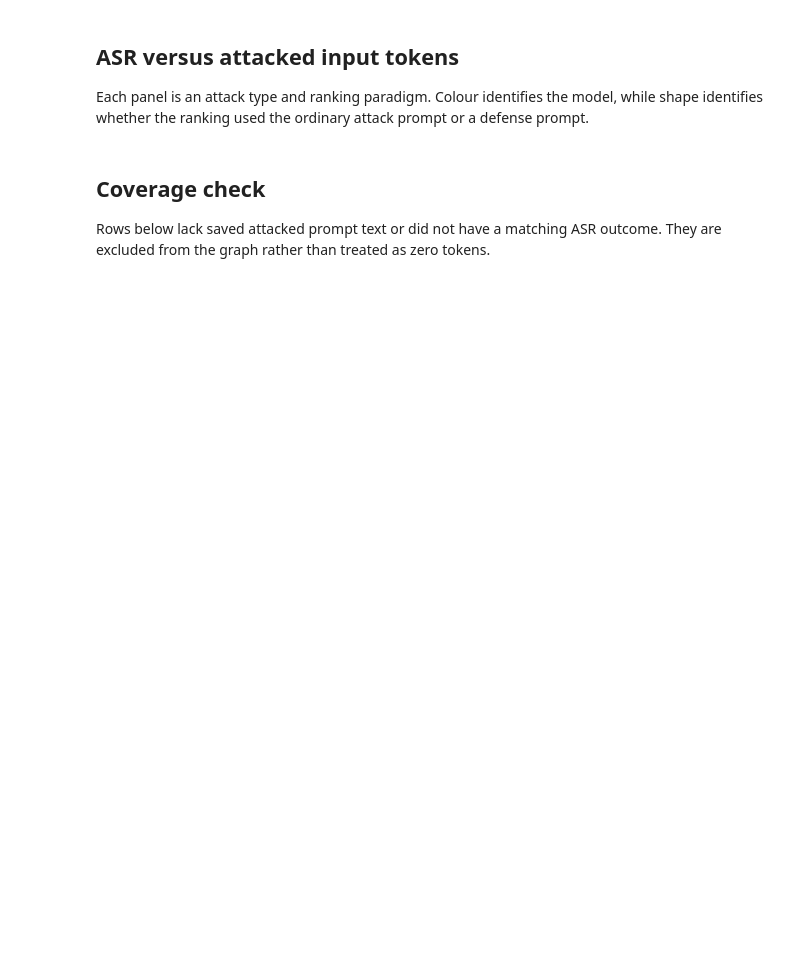
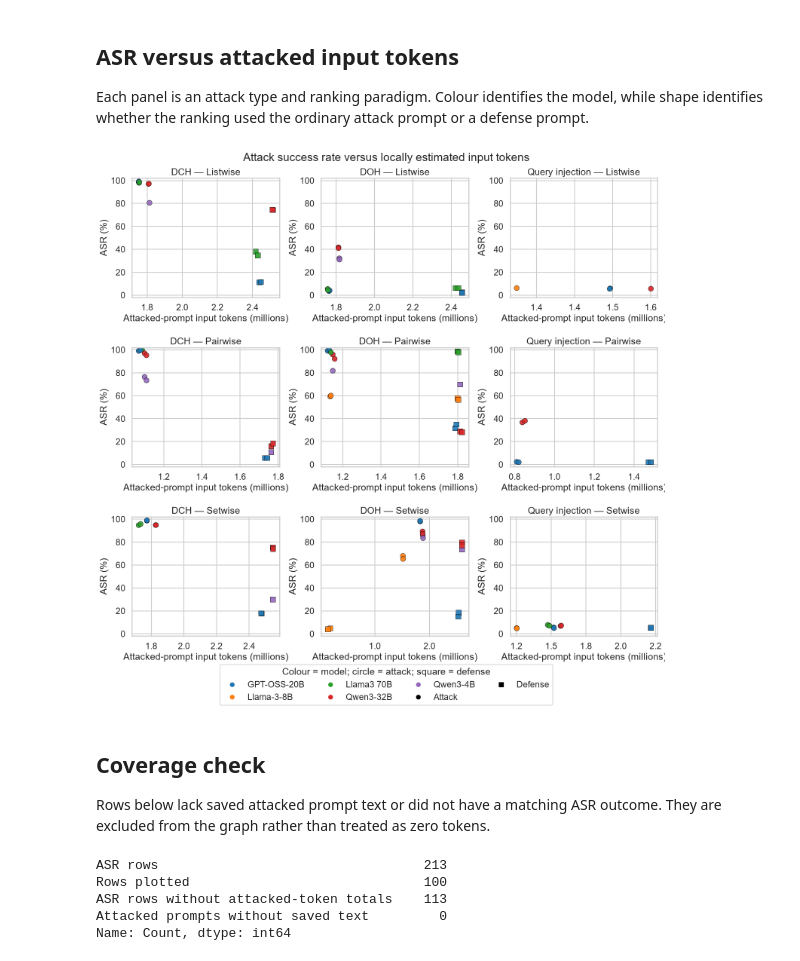
Before and after one commit to kaisergrimlock/LLM-Ranker-Attack, a Jupyter notebook: Results/asr_vs_prompt_tokens.ipynb, the cells around one changed output. Cells and saved outputs as stored; diff of their text form; code cells hidden in the pictures; blank space fills up the shorter version.

```diff
--- a/Results/asr_vs_prompt_tokens.ipynb
+++ b/Results/asr_vs_prompt_tokens.ipynb
@@ -52,4 +55,18 @@ plot_data['Evaluation'] = plot_data['Prompt'].eq('Default').map(
 plot_data['Marker'] = plot_data['Evaluation'].map({'Attack': 'o', 'Defense': 's'})
 
 plot_data = plot_data.sort_values(JOIN_COLUMNS).drop_duplicates(JOIN_COLUMNS, keep='last')
+
+qi_keys = ['Dataset', 'Model', 'Paradigm', 'Attack']
+qi_defense_qi = plot_data.loc[
+    plot_data['Attack'].eq('Query injection') & plot_data['Prompt'].eq('Defense QI'),
+    qi_keys,
+].drop_duplicates().assign(_prefer_defense_qi=True)
+plot_data = plot_data.merge(qi_defense_qi, on=qi_keys, how='left')
+plot_data = plot_data.loc[
+    ~(
+        plot_data['Attack'].eq('Query injection')
+        & plot_data['Prompt'].eq('Defense')
+        & plot_data['_prefer_defense_qi'].fillna(False)
+    )
+].drop(columns='_prefer_defense_qi')
 plot_data[JOIN_COLUMNS + ['Input tokens', 'ASR (%)', 'Evaluation']].sort_values(JOIN_COLUMNS)
@@ -75,37 +106,48 @@ for axis, panel in zip(axes.flat, panels):
     subset = panel_data.loc[panel_data['Panel'] == panel]
     for evaluation, marker in [('Attack', 'o'), ('Defense', 's')]:
         points = subset.loc[subset['Evaluation'] == evaluation]
         axis.scatter(
             points['Input tokens'],
             points['ASR (%)'],
             c=points['Model'].map(palette),
             marker=marker,
             s=95,
             edgecolors='black',
             linewidths=0.6,
             alpha=0.9,
             label=evaluation,
         )
     axis.set_title(panel)
-    axis.set_xlabel('Input tokens across attacked prompts')
+    axis.xaxis.set_major_formatter(
+        FuncFormatter(lambda tokens, _: f'{tokens / 1_000_000:.1f}')
+    )
+    axis.set_xlabel('Attacked-prompt input tokens (millions)')
     axis.set_ylabel('ASR (%)')
     axis.set_ylim(-2, 102)
 
 for axis in axes.flat[len(panels):]:
     axis.set_visible(False)
 
 model_handles = [
     plt.Line2D([], [], marker='o', linestyle='', color=color, label=model, markersize=8)
     for model, color in palette.items()
 ]
 shape_handles = [
     plt.Line2D([], [], marker='o', linestyle='', color='black', label='Attack', markersize=8),
     plt.Line2D([], [], marker='s', linestyle='', color='black', label='Defense', markersize=8),
 ]
-fig.legend(handles=model_handles + shape_handles, loc='lower center', ncol=min(5, len(model_handles) + 2))
-fig.suptitle('Attack success rate versus locally estimated input tokens', y=1.02)
-fig.tight_layout(rect=(0, 0.08, 1, 1))
+fig.legend(
+    handles=model_handles + shape_handles,
+    loc='lower center',
+    bbox_to_anchor=(0.5, 0.01),
+    ncol=min(4, len(model_handles) + 2),
+    title='Colour = model; circle = attack; square = defense',
+)
+fig.suptitle('Attack success rate versus locally estimated input tokens', y=0.995)
+fig.subplots_adjust(bottom=0.14, top=0.95, hspace=0.42, wspace=0.28)
 plt.show()
+# %% [output]
+[figure, added]
 # %% [markdown]
 ## Coverage check
 
@@ -122,3 +164,9 @@ coverage = {
     'Attacked prompts without saved text': int(attacked_tokens['Prompts without saved text'].sum()),
 }
 pd.Series(coverage, name='Count')
+# %% [output]
+ASR rows                                  213
+Rows plotted                              100
+ASR rows without attacked-token totals    113
+Attacked prompts without saved text         0
+Name: Count, dtype: int64
```
Also changed, not shown: parts of 2 cells of this notebook, 5 other files.
